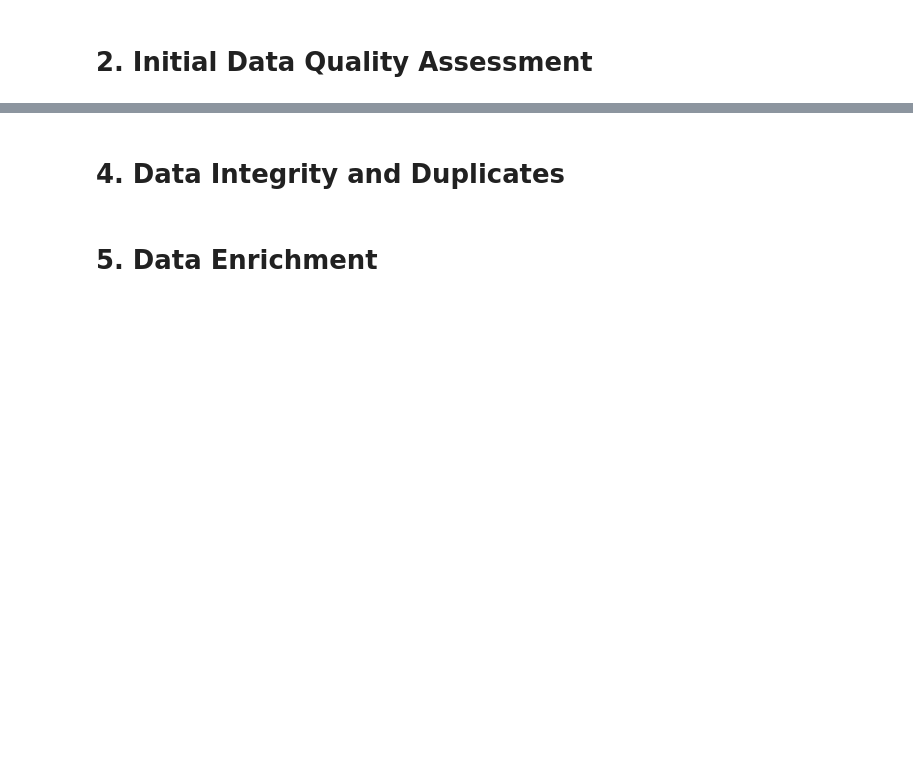
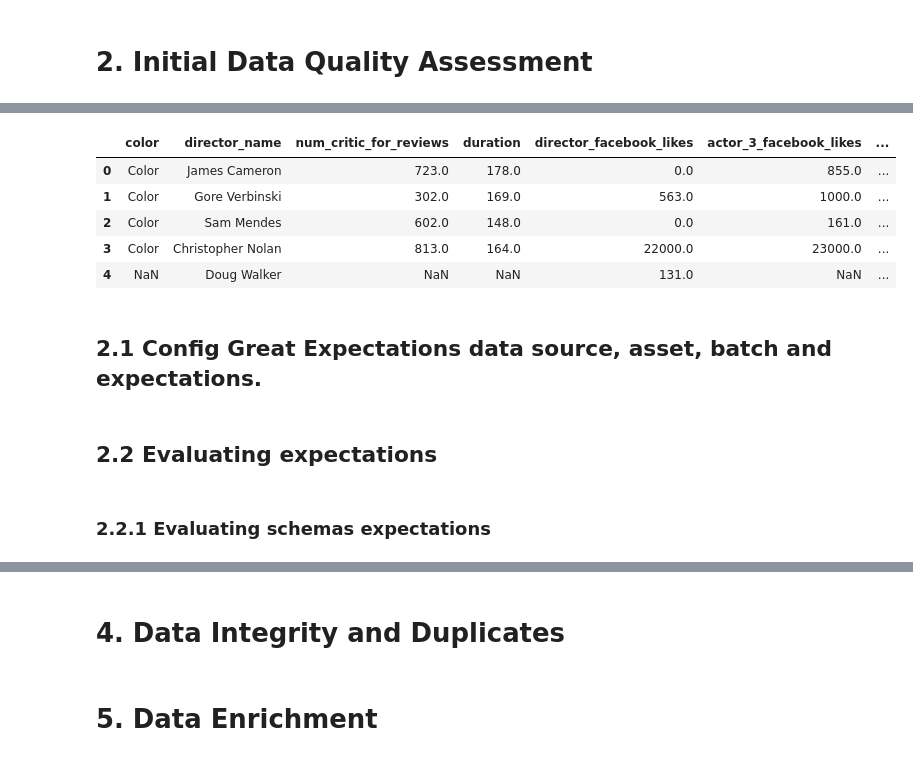
Before and after one commit to brunoVnonato/pyyne_data_eng_test, a Jupyter notebook: movie_metadata_pipeline.ipynb, the cells around one changed output, grey strips where cells are left out. Drawn from its saved outputs; the diff is of its cells as text; code cells hidden in the pictures; blank space fills up the shorter version.

```diff
--- a/movie_metadata_pipeline.ipynb
+++ b/movie_metadata_pipeline.ipynb
@@ -8,0 +256,11 @@ import pandas as pd
+# %%
+data.head()
+# %% [output]
+|  | color | director_name | num_critic_for_reviews | duration | director_facebook_likes | actor_3_facebook_likes | ... |
+| 0 | Color | James Cameron | 723.0 | 178.0 | 0.0 | 855.0 | ... |
+| 1 | Color | Gore Verbinski | 302.0 | 169.0 | 563.0 | 1000.0 | ... |
+| 2 | Color | Sam Mendes | 602.0 | 148.0 | 0.0 | 161.0 | ... |
+| 3 | Color | Christopher Nolan | 813.0 | 164.0 | 22000.0 | 23000.0 | ... |
+| 4 | NaN | Doug Walker | NaN | NaN | 131.0 | NaN | ... |
+# %% [markdown]
+## 2.1 Config Great Expectations data source, asset, batch and expectations.
@@ -8,0 +326,4 @@ import pandas as pd
+# %% [markdown]
+## 2.2 Evaluating expectations
+# %% [markdown]
+### 2.2.1 Evaluating schemas expectations
```
Also changed, not shown: parts of 27 cells of this notebook, 5 other files.
